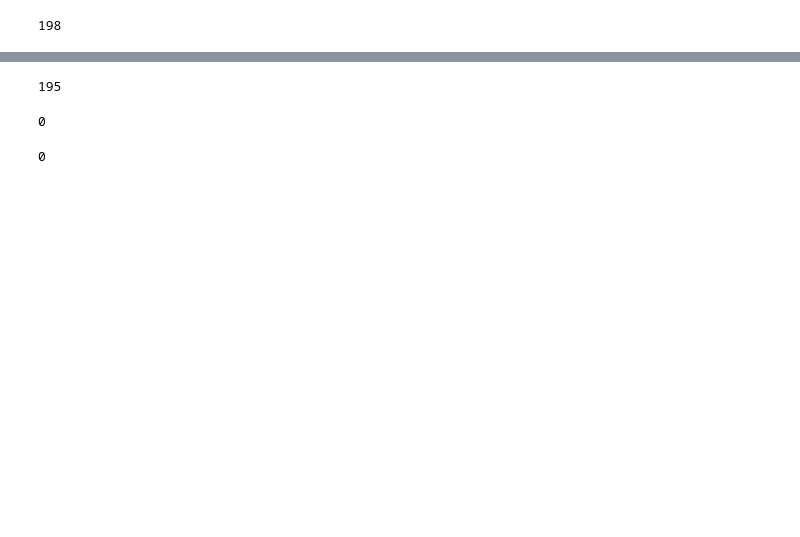
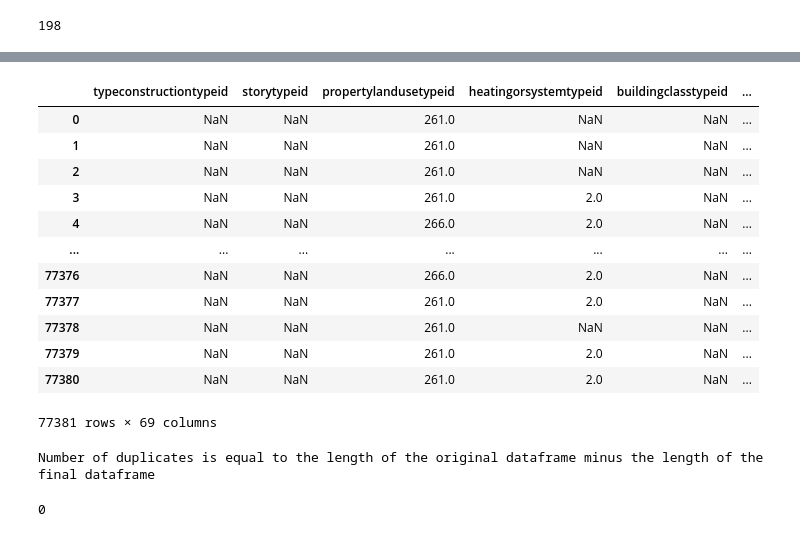
Before and after one commit to ryanorsinger/random_resources, a Jupyter notebook: get_rows_with_latest_transactionid.ipynb, the cells around one changed output, grey strips where cells are left out. Drawn from its saved outputs; the diff is of its cells as text; code cells hidden in the pictures; blank space fills up the shorter version.

```diff
--- a/get_rows_with_latest_transactionid.ipynb
+++ b/get_rows_with_latest_transactionid.ipynb
@@ -192,0 +59,9 @@ final
+# %%
+# Convert transaction date into proper datetime format
+df.transactiondate = pd.to_datetime(df.transactiondate)
+# %%
+# Obtain the maximimum transaction date by each parcelid
+# For parcelids that show once, this returns the only transactiondate
+# For parcelids showing multiple times, this returns the max transactiondate
+max_transaction_date_by_parcel = df.groupby('parcelid').transactiondate.max()
+max_transaction_date_by_parcel
@@ -192,0 +82,6 @@ final
+# %%
+# Convert the above Series into a Dataframe
+max_transaction_date_by_parcel = pd.DataFrame(max_transaction_date_by_parcel)
+max_transaction_date_by_parcel['parcelid'] = max_transaction_date_by_parcel.index
+max_transaction_date_by_parcel = max_transaction_date_by_parcel.reset_index(drop=True)
+max_transaction_date_by_parcel
@@ -193,12 +102,28 @@ final
+# %%
+# Merge/join on both the transaction date AND parcel id in order to filter out the older transactiondates by parcel
+# The merge/join is where the "magic" happens of removing rows with duplicate parcelids w/ less recent transactiondates
+output = df.merge(max_transaction_date_by_parcel, on=["transactiondate", "parcelid"])
+output
+# %% [output]
+|  | typeconstructiontypeid | storytypeid | propertylandusetypeid | heatingorsystemtypeid | buildingclasstypeid | ... |
+| 0 | NaN | NaN | 261.0 | NaN | NaN | ... |
+| 1 | NaN | NaN | 261.0 | NaN | NaN | ... |
+| 2 | NaN | NaN | 261.0 | NaN | NaN | ... |
+| 3 | NaN | NaN | 261.0 | 2.0 | NaN | ... |
+| 4 | NaN | NaN | 266.0 | 2.0 | NaN | ... |
+| ... | ... | ... | ... | ... | ... | ... |
+| 77376 | NaN | NaN | 266.0 | 2.0 | NaN | ... |
+| 77377 | NaN | NaN | 261.0 | 2.0 | NaN | ... |
+| 77378 | NaN | NaN | 261.0 | NaN | NaN | ... |
+| 77379 | NaN | NaN | 261.0 | 2.0 | NaN | ... |
+| 77380 | NaN | NaN | 261.0 | 2.0 | NaN | ... |
+77381 rows × 69 columns
+# %%
+assert n_duplicates == (df.shape[0] - output.shape[0])
+print("Number of duplicates is equal to the length of the original dataframe minus the length of the final dataframe")
+# %% [output]
+Number of duplicates is equal to the length of the original dataframe minus the length of the final dataframe
 # %%
-final.parcelid.duplicated().sum()
+output.parcelid.duplicated().sum()
 # %% [output]
-195
+0
-# %%
-no_duplicates.parcelid.duplicated().sum()
-# %% [output]
-0
-# %%
-only_latest.parcelid.duplicated().sum()
-# %% [output]
-0
```
Also changed, not shown: parts of 16 cells of this notebook.
